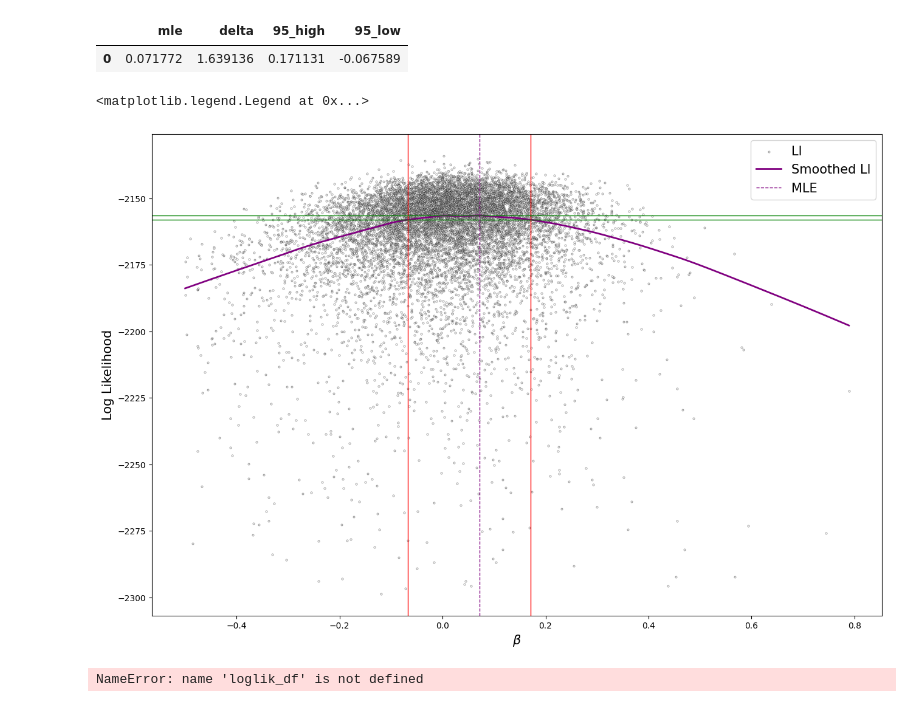
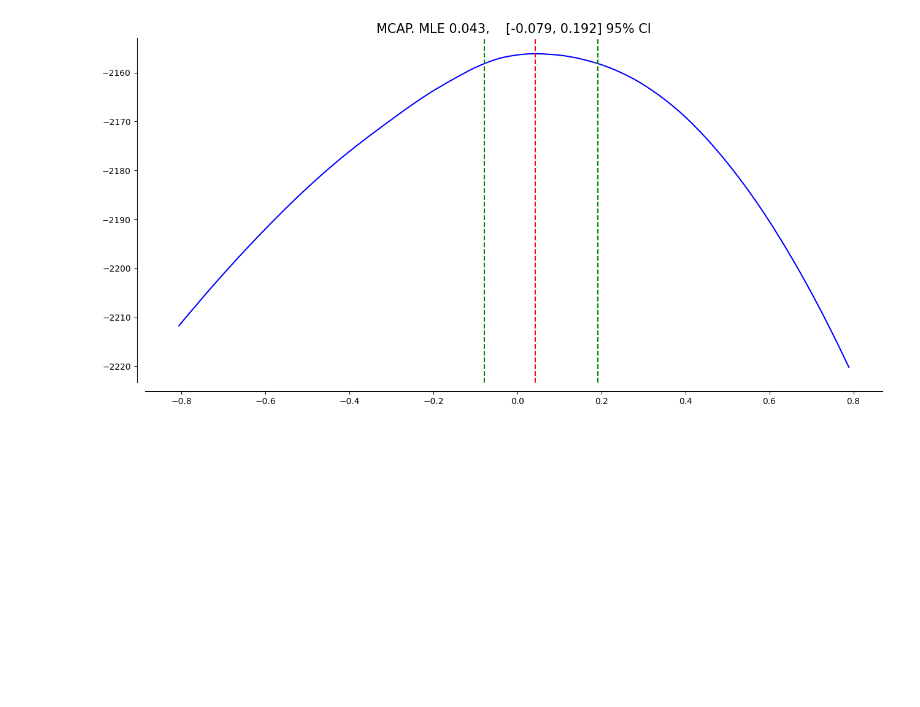
Before and after one commit to ChaosDonkey06/MCAP, a Jupyter notebook: docs/mcap_py.ipynb, the cells around one changed output. Cells and saved outputs as stored; diff of their text form; code cells hidden in the pictures; blank space fills up the shorter version.

Commit message:
compare my implementation with the pypomp paackage

```diff
--- a/docs/mcap_py.ipynb
+++ b/docs/mcap_py.ipynb
@@ -129,42 +89,37 @@ ax.legend()
 # %%
-ll_sm_df = ll_df[ll_df.bEP.between(-0.5, 1)]
+from pypomp import mcap
+
+ll_sm_df = ll_df[ll_df.bEP.between(-1, 1)]
 ll_sm_df = ll_sm_df[ll_sm_df.loglik > -2300]
 
 param_arr = ll_sm_df["bEP"].values
 ll_arr    = ll_sm_df["loglik"].values
 
-p_df, ci_df = mcap_loglikelihood(ll_arr, param_arr, confidence=0.95, lambda_sm=0.75, n_grid=1000)
-ci_df
+loglik_values = ll_arr[np.argsort(param_arr)]
+param_search  = param_arr[np.argsort(param_arr)]
+
+mcap_out = mcap(param_arr, ll_arr, level=0.95, span=0.75, n_grid=5000)
-# %% [output]
-|  | mle | delta | 95_high | 95_low |
-| 0 | 0.071772 | 1.639136 | 0.171131 | -0.067589 |
-# %%
-import seaborn as sns
-
-fig, ax = plt.subplots(1, 1, figsize=(15.5, 10.3))
-
-
-ax.scatter(param_arr, ll_arr, edgecolor="k", facecolor="white", label="Ll", s=5, alpha=0.5, lw=0.5)
-
-ax.plot(p_df.parameter, p_df.loglik_smooth, color="purple", label = "Smoothed Ll", lw=2)
-#ax.plot(p_df.parameter, p_df.quadratic, color="blue", label = "Quadratic", lw=2)
-
-ax.axvline(x=ci_df["95_high"].values, color="red", linestyle="-", lw=1)
-ax.axvline(x=ci_df["95_low"].values,  color="red", linestyle="-", lw=1)
-ax.axhline(y=max(p_df.loglik_smooth), color="green", linestyle="-", lw=1)
-ax.axhline(y=max(p_df.loglik_smooth) - ci_df["delta"].values, color="green", linestyle="-", lw=1)
-
-#ax.axvline(x=beta_truth, color="red", linestyle="--", lw=1, label="Truth")
-ax.axvline(x=ci_df["mle"].values, color="purple", linestyle="--", lw=1, label="MLE")
-
-ax.set_xlabel(r"$\beta$", fontsize=15)
-ax.set_ylabel("Log Likelihood", fontsize=15)
-ax.legend(fontsize=15)
-# %% [output]
-<matplotlib.legend.Legend at 0x...>
-[figure, removed]
+# %%
+mcap_df            = pd.DataFrame(mcap_out.fit)
+mcap_df["mle"]     = mcap_out.mle
+mcap_df["ci_low"]  = mcap_out.ci[0]
+mcap_df["ci_high"] = mcap_out.ci[1]
+
+fig, ax = plt.subplots(1, 1, figsize=(15.5, 7.3))
+
+ax.plot(mcap_df["parameter"], mcap_df["smoothed"], color="blue", label="Smoothed loglikelihood")
+
+ax.axvline(x=mcap_df.mle[0],     color="red", linestyle="--", label="MLE")
+ax.axvline(x=mcap_df.ci_low[0],  color="green", linestyle="--", label="95% CI low")
+ax.axvline(x=mcap_df.ci_high[0], color="green", linestyle="--", label="95% CI high")
+
+ax.set_title("new pypomp MCAP. MLE {:0.3f},    [{:0.3f}, {:0.3f}] 95% CI".format(mcap_df.mle[0],
+                                                mcap_df.ci_low[0],
+                                                mcap_df.ci_high[0]), fontsize=15)
+ax.spines["bottom"].set_position(('outward', 10)) # outward by 50 points
+ax.spines["left"].set_position(('outward', 10))   # outward by 10 points
+ax.spines[['right', 'top']].set_visible(False)
+# %% [output]
+[figure, added]
 # %%
-gamma_df, gamma_ci_df = mcap_loglikelihood(loglik_df.value, loglik_df.gamma, confidence=0.95, lambda_sm=0.5, n_grid=1000)
-gamma_df
+p_df, ci_df = mcap_loglikelihood(ll_arr, param_arr, confidence=0.95, span=0.75, n_grid=1000)
-# %% [output]
-NameError: name 'loglik_df' is not defined
```
Also changed, not shown: parts of 5 cells of this notebook, 2 other files.
